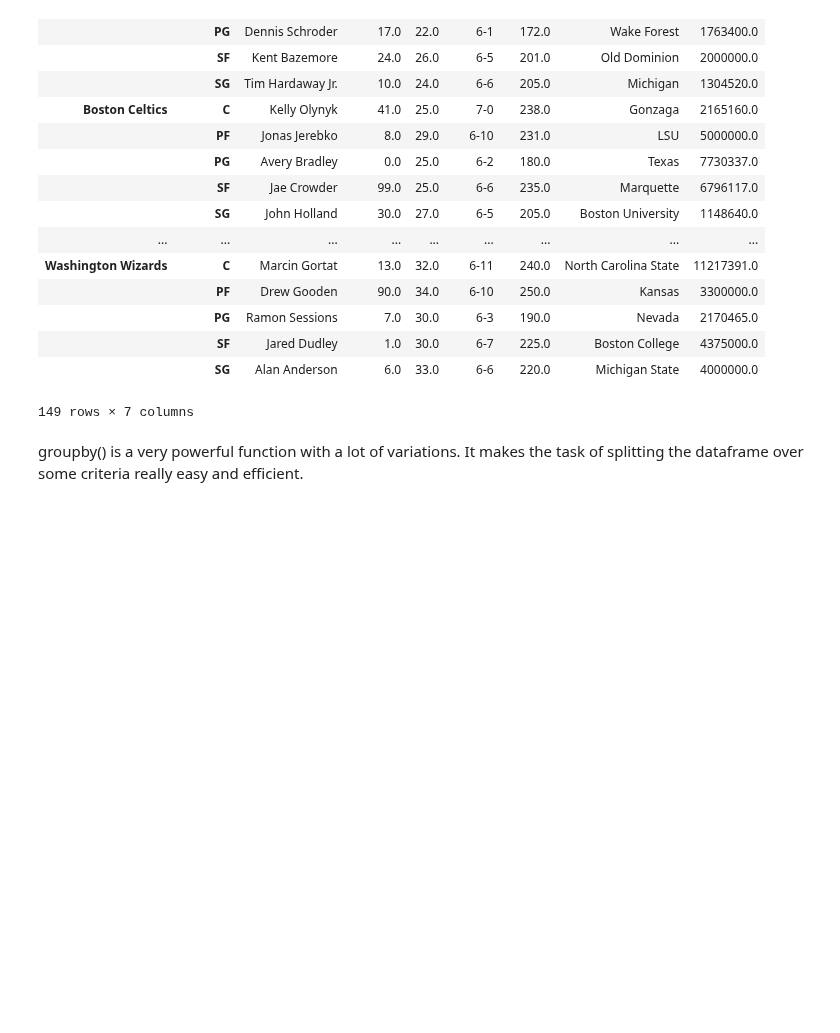
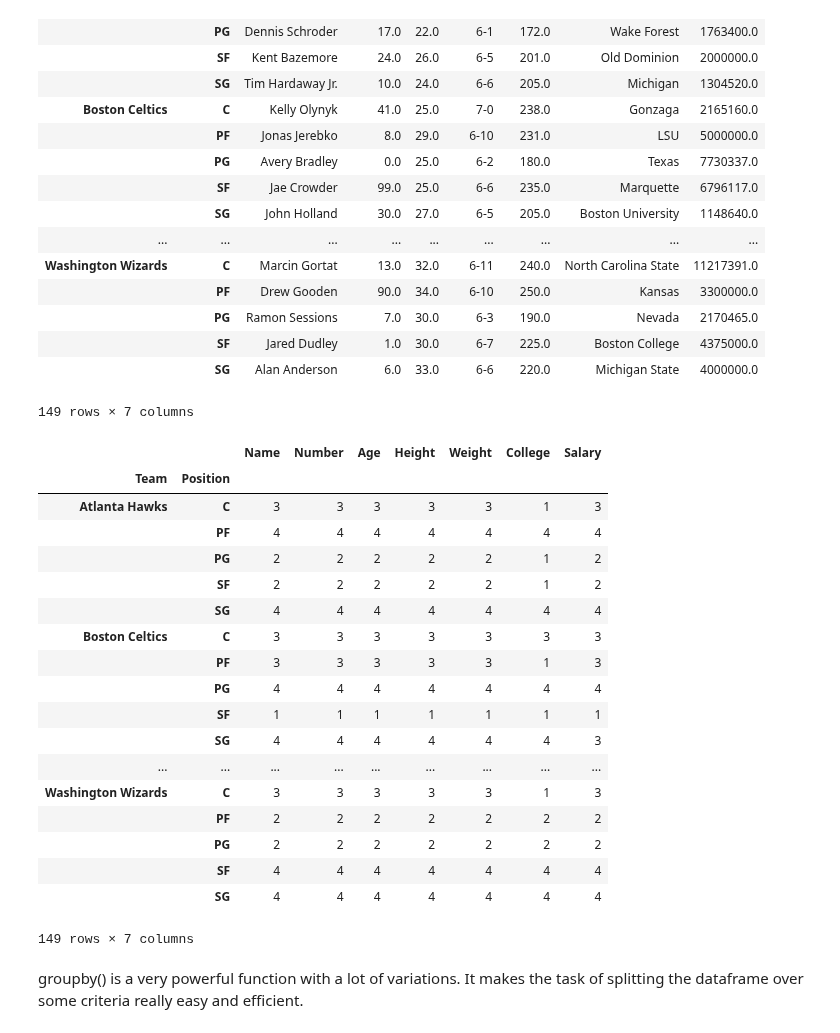
Before and after one commit to KPAdhikari/PythonStuff, a Jupyter notebook: IPython_Jupyter_Notebooks/my_Pandas_PythonNotesHowTos.ipynb, the cells around one changed output. Saved outputs shown, nothing was run; the diff lists cells and outputs as text; code cells hidden in the pictures; blank space fills up the shorter version.

```diff
--- a/IPython_Jupyter_Notebooks/my_Pandas_PythonNotesHowTos.ipynb
+++ b/IPython_Jupyter_Notebooks/my_Pandas_PythonNotesHowTos.ipynb
@@ -1315,3 +1315,25 @@ gkk.first()
 |  | SF | Jared Dudley | 1.0 | 30.0 | 6-7 | 225.0 | Boston College | 4375000.0 |
 |  | SG | Alan Anderson | 6.0 | 33.0 | 6-6 | 220.0 | Michigan State | 4000000.0 |
 149 rows × 7 columns
+# %%
+gkk.count()
+# %% [output]
+|  |  | Name | Number | Age | Height | Weight | College | Salary |
+| Team | Position |  |  |  |  |  |  |  |
+| Atlanta Hawks | C | 3 | 3 | 3 | 3 | 3 | 1 | 3 |
+|  | PF | 4 | 4 | 4 | 4 | 4 | 4 | 4 |
+|  | PG | 2 | 2 | 2 | 2 | 2 | 1 | 2 |
+|  | SF | 2 | 2 | 2 | 2 | 2 | 1 | 2 |
+|  | SG | 4 | 4 | 4 | 4 | 4 | 4 | 4 |
+| Boston Celtics | C | 3 | 3 | 3 | 3 | 3 | 3 | 3 |
+|  | PF | 3 | 3 | 3 | 3 | 3 | 1 | 3 |
+|  | PG | 4 | 4 | 4 | 4 | 4 | 4 | 4 |
+|  | SF | 1 | 1 | 1 | 1 | 1 | 1 | 1 |
+|  | SG | 4 | 4 | 4 | 4 | 4 | 4 | 3 |
+| ... | ... | ... | ... | ... | ... | ... | ... | ... |
+| Washington Wizards | C | 3 | 3 | 3 | 3 | 3 | 1 | 3 |
+|  | PF | 2 | 2 | 2 | 2 | 2 | 2 | 2 |
+|  | PG | 2 | 2 | 2 | 2 | 2 | 2 | 2 |
+|  | SF | 4 | 4 | 4 | 4 | 4 | 4 | 4 |
+|  | SG | 4 | 4 | 4 | 4 | 4 | 4 | 4 |
+149 rows × 7 columns
```
Also changed, not shown: parts of 1 cell of this notebook, 2 other files.
